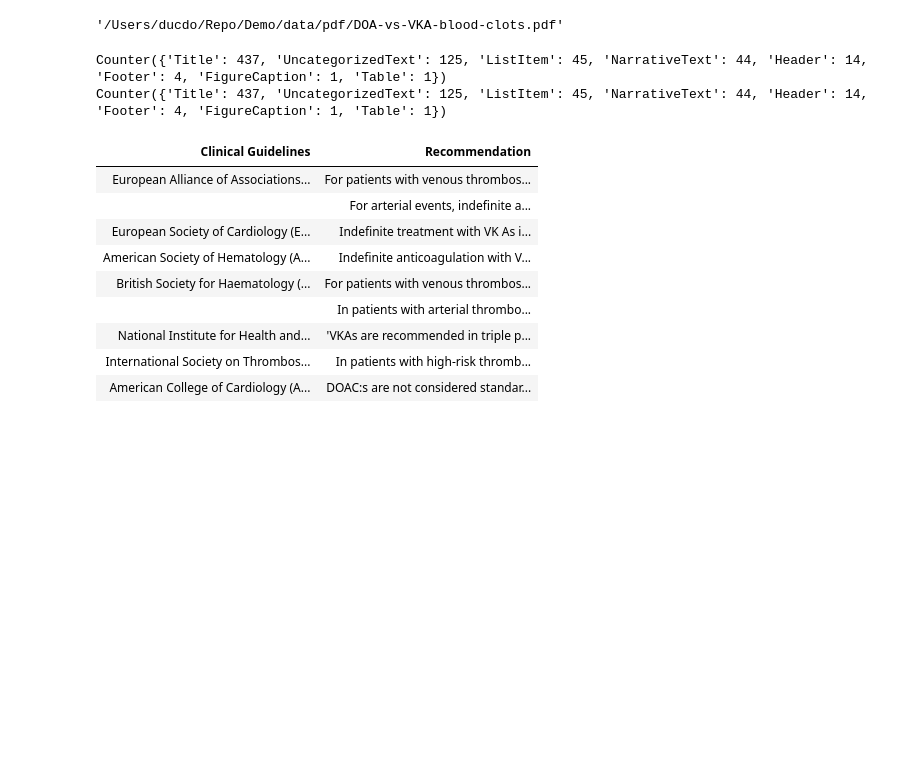
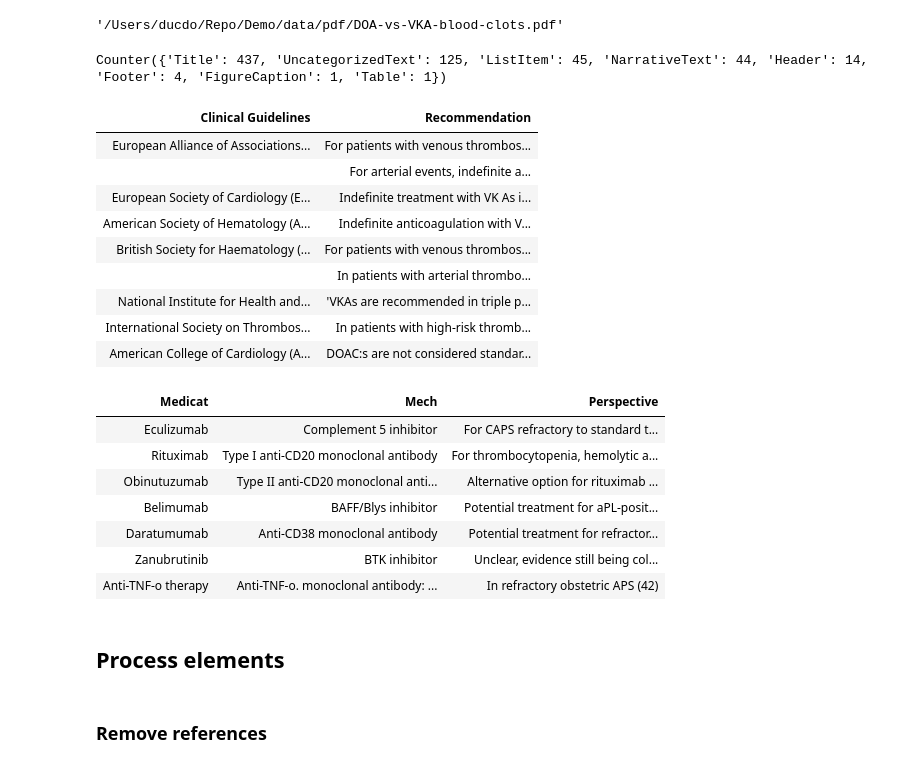
Before and after one commit to ducdh1210/AgenticDemo, a Jupyter notebook: backend/notebooks/unstructured-processing-poc.ipynb, the cells around one changed output. Cells and saved outputs as stored; diff of their text form; code cells hidden in the pictures; blank space fills up the shorter version.

```diff
--- a/backend/notebooks/unstructured-processing-poc.ipynb
+++ b/backend/notebooks/unstructured-processing-poc.ipynb
@@ -153,33 +416,48 @@ doc1_dld_elements = partition_pdf_dld(filename=str(doc1))
+# %%
+# with open("DOA-vs-VKA-blood-clots_dld_elements.pkl", "wb") as f:
+#     pickle.dump(doc1_elements, f)
+
+with open("DOA-vs-VKA-blood-clots_dld_elements.pkl", "rb") as f:
+    doc1_elements = pickle.load(f)
+# %%
+print(collections.Counter([el.category for el in doc1_elements]))
+# %% [output]
+Counter({'Title': 437, 'UncategorizedText': 125, 'ListItem': 45, 'NarrativeText': 44, 'Header': 14, 'Footer': 4, 'FigureCaption': 1, 'Table': 1})
+# %%
+doc1_tables = [el for el in doc1_elements if el.category == "Table"]
+# doc1_table_example = doc1_tables[0].text
+# table_html = doc1_tables[0].metadata.text_as_html
+parse_and_display_table_html(doc1_tables[0].metadata.text_as_html)
+# %% [output]
+| Clinical Guidelines | Recommendation |
+| European Alliance of Associations... | For patients with venous thrombos... |
+|  | For arterial events, indefinite a... |
+| European Society of Cardiology (E... | Indefinite treatment with VK As i... |
+| American Society of Hematology (A... | Indefinite anticoagulation with V... |
+| British Society for Haematology (... | For patients with venous thrombos... |
+|  | In patients with arterial thrombo... |
+| National Institute for Health and... | 'VKAs are recommended in triple p... |
+| International Society on Thrombos... | In patients with high-risk thromb... |
+| American College of Cardiology (A... | DOAC:s are not considered standar... |
 # %%
-doc1_dld_elements_with_infer_table_structure = partition_pdf_dld(
-    filename=str(doc1), skip_infer_table_types=[], pdf_infer_table_structure=True
-)
-
-with open("doc1_dld_elements.pkl", "wb") as f:
-    pickle.dump(doc1_dld_elements_with_infer_table_structure, f)
+# doc2_elements = partition_pdf_dld(
+#     filename=str(doc2), skip_infer_table_types=[], pdf_infer_table_structure=True
+# )
+# with open("fimmu-14-1145145_dld_elements.pkl", "wb") as f:
+#     pickle.dump(doc2_elements, f)
-# %%
-doc1_dld_elements_categories = [el.category for el in doc1_dld_elements]
-print(collections.Counter(doc1_dld_elements_categories))
-doc1_dld_elements_with_infer_table_structure_categories = [
-    el.category for el in doc1_dld_elements_with_infer_table_structure
-]
-print(collections.Counter(doc1_dld_elements_with_infer_table_structure_categories))
-# %% [output]
-Counter({'Title': 437, 'UncategorizedText': 125, 'ListItem': 45, 'NarrativeText': 44, 'Header': 14, 'Footer': 4, 'FigureCaption': 1, 'Table': 1})
-Counter({'Title': 437, 'UncategorizedText': 125, 'ListItem': 45, 'NarrativeText': 44, 'Header': 14, 'Footer': 4, 'FigureCaption': 1, 'Table': 1})
+# %%
+with open("fimmu-14-1145145_dld_elements.pkl", "rb") as f:
+    doc2_elements = pickle.load(f)
 # %%
-doc1_tables = [el for el in doc1_dld_elements if el.category == "Table"]
-# doc1_table_example = doc1_tables[0].text
-# table_html = doc1_tables[0].metadata.text_as_html
-parse_and_display_table_html(doc1_tables[0].metadata.text_as_html)
+doc2_tables = [el for el in doc2_elements if el.category == "Table"]
+# doc2_table_example = doc2_tables[0].text
+parse_and_display_table_html(doc2_tables[0].metadata.text_as_html)
 # %% [output]
-| Clinical Guidelines | Recommendation |
-| European Alliance of Associations... | For patients with venous thrombos... |
-|  | For arterial events, indefinite a... |
-| European Society of Cardiology (E... | Indefinite treatment with VK As i... |
-| American Society of Hematology (A... | Indefinite anticoagulation with V... |
-| British Society for Haematology (... | For patients with venous thrombos... |
-|  | In patients with arterial thrombo... |
-| National Institute for Health and... | 'VKAs are recommended in triple p... |
-| International Society on Thrombos... | In patients with high-risk thromb... |
-| American College of Cardiology (A... | DOAC:s are not considered standar... |
+| Medicat | Mech | Perspective |
+| Eculizumab | Complement 5 inhibitor | For CAPS refractory to standard t... |
+| Rituximab | Type I anti-CD20 monoclonal antibody | For thrombocytopenia, hemolytic a... |
+| Obinutuzumab | Type II anti-CD20 monoclonal anti... | Alternative option for rituximab ... |
+| Belimumab | BAFF/Blys inhibitor | Potential treatment for aPL-posit... |
+| Daratumumab | Anti-CD38 monoclonal antibody | Potential treatment for refractor... |
+| Zanubrutinib | BTK inhibitor | Unclear, evidence still being col... |
+| Anti-TNF-o therapy | Anti-TNF-o. monoclonal antibody: ... | In refractory obstetric APS (42) |
@@ -194,0 +464,4 @@ parse_and_display_table_html(doc2_tables[0].metadata.text_as_html)
+# %% [markdown]
+## Process elements
+# %% [markdown]
+### Remove references
```
Also changed, not shown: parts of 35 cells of this notebook, 10 other files.
